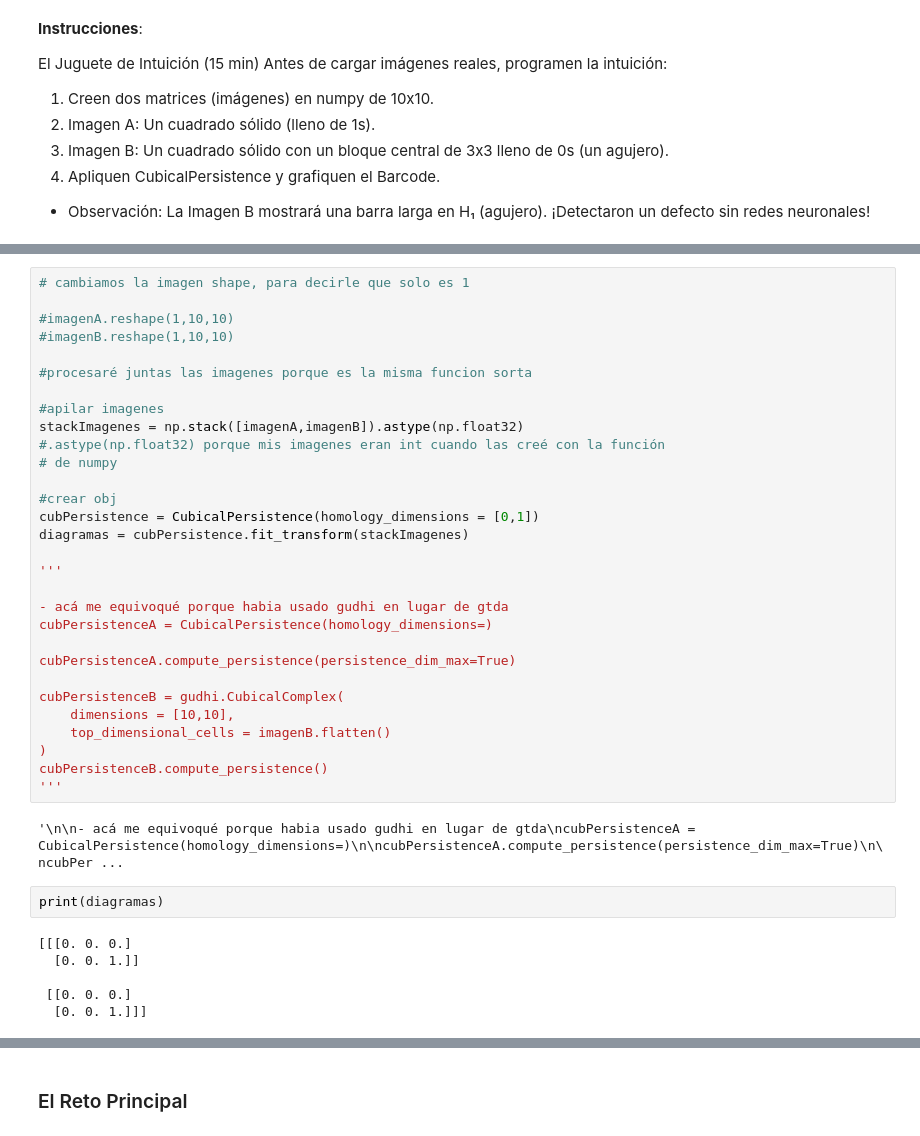
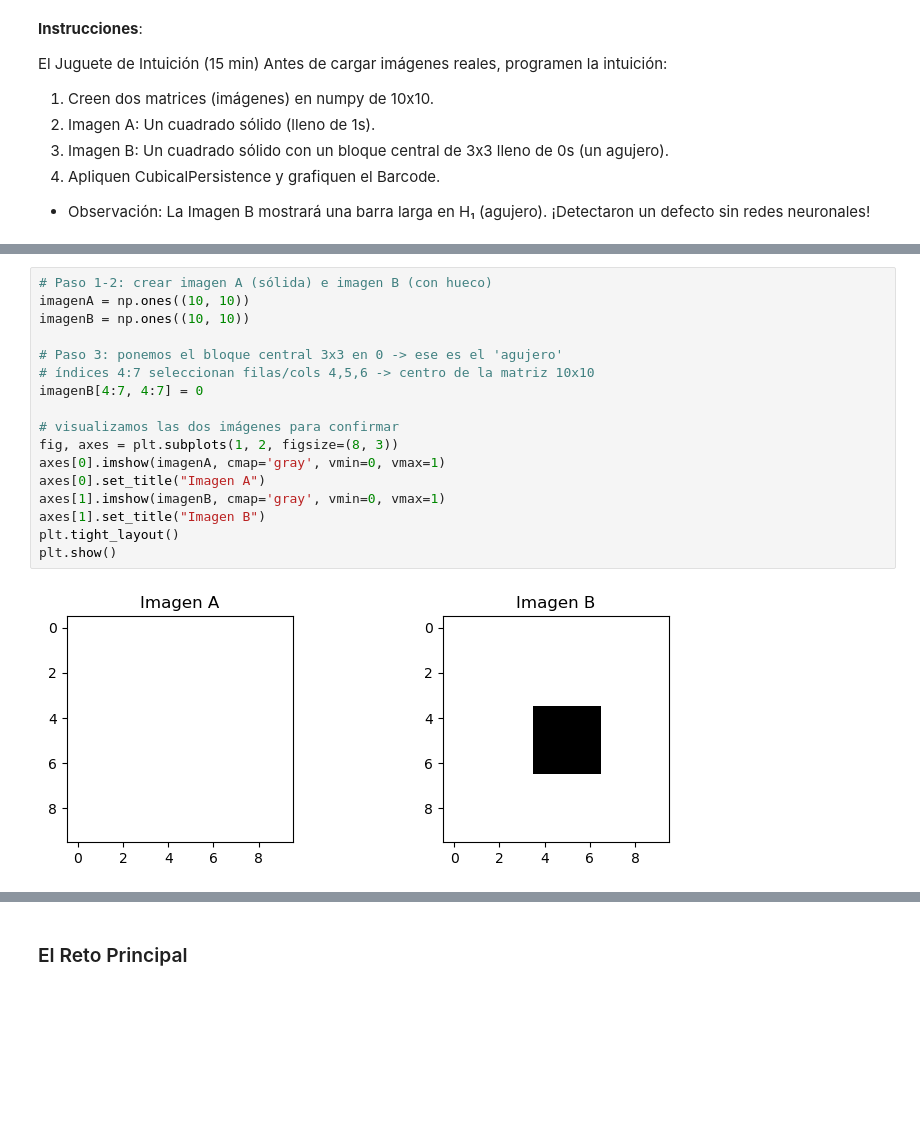
Before and after one commit to steffanylars/MA2007B_Topologia, a Jupyter notebook: MA2007B_3_PersistenciaHomologica.ipynb, the cells around one changed output, grey strips where cells are left out. Cells and saved outputs as stored; diff of their text form; blank space fills up the shorter version.

```diff
--- a/MA2007B_3_PersistenciaHomologica.ipynb
+++ b/MA2007B_3_PersistenciaHomologica.ipynb
@@ -65,40 +44,19 @@ array([[1., 1., 1., 1., 1., 1., 1., 1., 1., 1.],
-# %%
-# cambiamos la imagen shape, para decirle que solo es 1
-
-#imagenA.reshape(1,10,10)
-#imagenB.reshape(1,10,10)
-
-#procesaré juntas las imagenes porque es la misma funcion sorta
-
-#apilar imagenes
-stackImagenes = np.stack([imagenA,imagenB]).astype(np.float32)
-#.astype(np.float32) porque mis imagenes eran int cuando las creé con la función
-# de numpy
-
-#crear obj
-cubPersistence = CubicalPersistence(homology_dimensions = [0,1])
-diagramas = cubPersistence.fit_transform(stackImagenes)
-
-'''
-
-- acá me equivoqué porque habia usado gudhi en lugar de gtda
-cubPersistenceA = CubicalPersistence(homology_dimensions=)
-
-cubPersistenceA.compute_persistence(persistence_dim_max=True)
-
-cubPersistenceB = gudhi.CubicalComplex(
-    dimensions = [10,10],
-    top_dimensional_cells = imagenB.flatten()
-)
-cubPersistenceB.compute_persistence()
-'''
-# %% [output]
-'\n\n- acá me equivoqué porque habia usado gudhi en lugar de gtda\ncubPersistenceA = CubicalPersistence(homology_dimensions=)\n\ncubPersistenceA.compute_persistence(persistence_dim_max=True)\n\ncubPer ...
-# %%
-print(diagramas)
-# %% [output]
-[[[0. 0. 0.]
-  [0. 0. 1.]]
-
- [[0. 0. 0.]
-  [0. 0. 1.]]]
+# %%
+# Paso 1-2: crear imagen A (sólida) e imagen B (con hueco)
+imagenA = np.ones((10, 10))
+imagenB = np.ones((10, 10))
+
+# Paso 3: ponemos el bloque central 3x3 en 0 -> ese es el 'agujero'
+# índices 4:7 seleccionan filas/cols 4,5,6 -> centro de la matriz 10x10
+imagenB[4:7, 4:7] = 0
+
+# visualizamos las dos imágenes para confirmar
+fig, axes = plt.subplots(1, 2, figsize=(8, 3))
+axes[0].imshow(imagenA, cmap='gray', vmin=0, vmax=1)
+axes[0].set_title("Imagen A")
+axes[1].imshow(imagenB, cmap='gray', vmin=0, vmax=1)
+axes[1].set_title("Imagen B")
+plt.tight_layout()
+plt.show()
+# %% [output]
+[figure, added]
```
Also changed, not shown: parts of 20 cells of this notebook, 1 other file.
